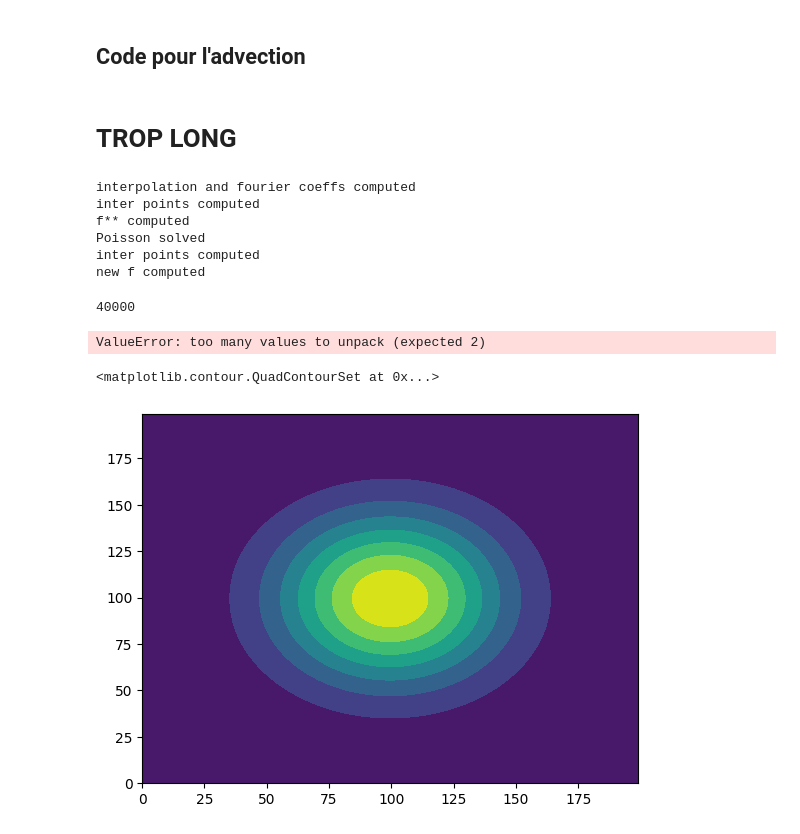
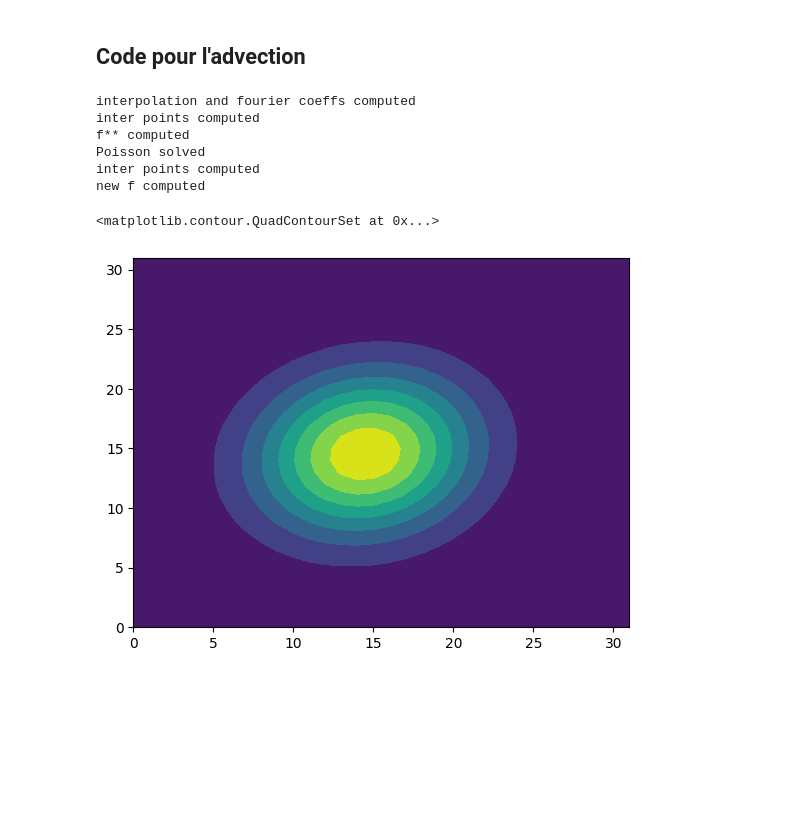
Before and after one commit to chassardmartin/vlasov_bsl, a Jupyter notebook: v1.ipynb, the cells around one changed output. Cells and saved outputs as stored; diff of their text form; code cells hidden in the pictures; blank space fills up the shorter version.

```diff
--- a/v1.ipynb
+++ b/v1.ipynb
@@ -436 +414,34 @@ f_inter.resize((nx, nv))
+# %%
+l_values = np.arange(-nv//2, nv//2)
+# %%
+def fourier_coeffs_2D(x, v, k_values, l_values, f):
+    nx = len(x); nv = len(v)
+    K = len(k_values); L = len(l_values)
+    c_fft = np.fft.fft2(f)
+    c_shifted = np.fft.fftshift(c_fft)
+    coeffs = np.array(
+        [c_shifted[l+nv//2, k+nx//2] * np.exp(1j*k*np.pi) * np.exp(1j*l*np.pi)
+        for l,k in it.product(l_values, k_values)]
+    ).reshape((L,K))
+    return coeffs
+
+def fourier_rec_2D(x, v, k_values, l_values, c):
+    reconstruction = (1/(nx*nv)) * np.array(
+        [np.sum(
+            [c[l+nv//2, k+nx//2] * np.exp(1j*k*x[n]) * np.exp(1j*l*v[m])
+            for l,k in it.product(l_values, k_values)]
+            )
+            for m,n in np.ndindex((nv,nx))]
+    ).reshape((nv,nx))
+    return reconstruction
+
+def fourier_interpolation_2D(x, v, k_values, l_values, c):
+    interpol = lambda _xv, : (1/(nx*nv)) * np.sum(
+        [c[l+nv//2, k+nx//2] * np.exp(1j*k*_xv[0]) * np.exp(1j*l*_xv[1])
+        for l,k in it.product(l_values, k_values)]
+        )
+    return interpol
+# %%
+c = fourier_coeffs_2D(x, v, k_values, l_values, f_zero)
+rec = fourier_rec_2D(x, v, k_values, l_values, c)
 # %%
@@ -563,8 +604,6 @@ def advection_step(x, v, f, _E, time_step):
     return new_f, new_E
-# %% [markdown]
-# TROP LONG
 # %%
-f_one = advection_step(x, v, f_zero, E_zero, time_step=0.01)
+f_one, E_one = advection_step(x, v, k_values, l_values, f_zero, E_zero, time_step=0.01)
 # %% [output]
 interpolation and fourier coeffs computed
 inter points computed
@@ -572,20 +611,8 @@ f** computed
 Poisson solved
 inter points computed
 new f computed
-# %%
-l = [1 for i, j in np.ndindex((nx,nv))]
-print(len(l))
-for i in range(10000):
-    a = np.sum(l)
-# %% [output]
-40000
-# %%
-_f, _E = f_one
-_f.resize((nx,nv))
-# %% [output]
-ValueError: too many values to unpack (expected 2)
 # %%
-plt.contourf(f_zero)
+plt.contourf(f_one)
 # %% [output]
 <matplotlib.contour.QuadContourSet at 0x...>
-[figure, old version]
+[figure, new version]
```
Also changed, not shown: parts of 67 cells of this notebook.
